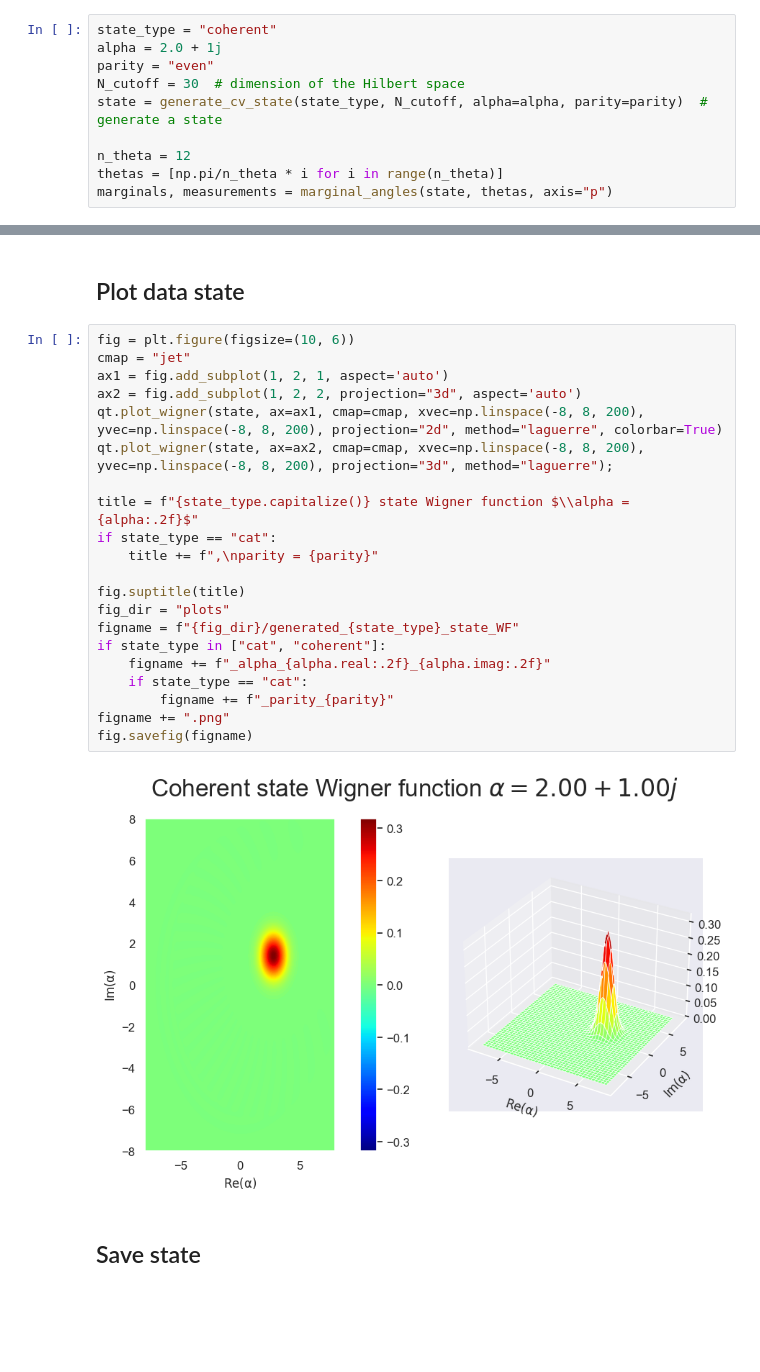
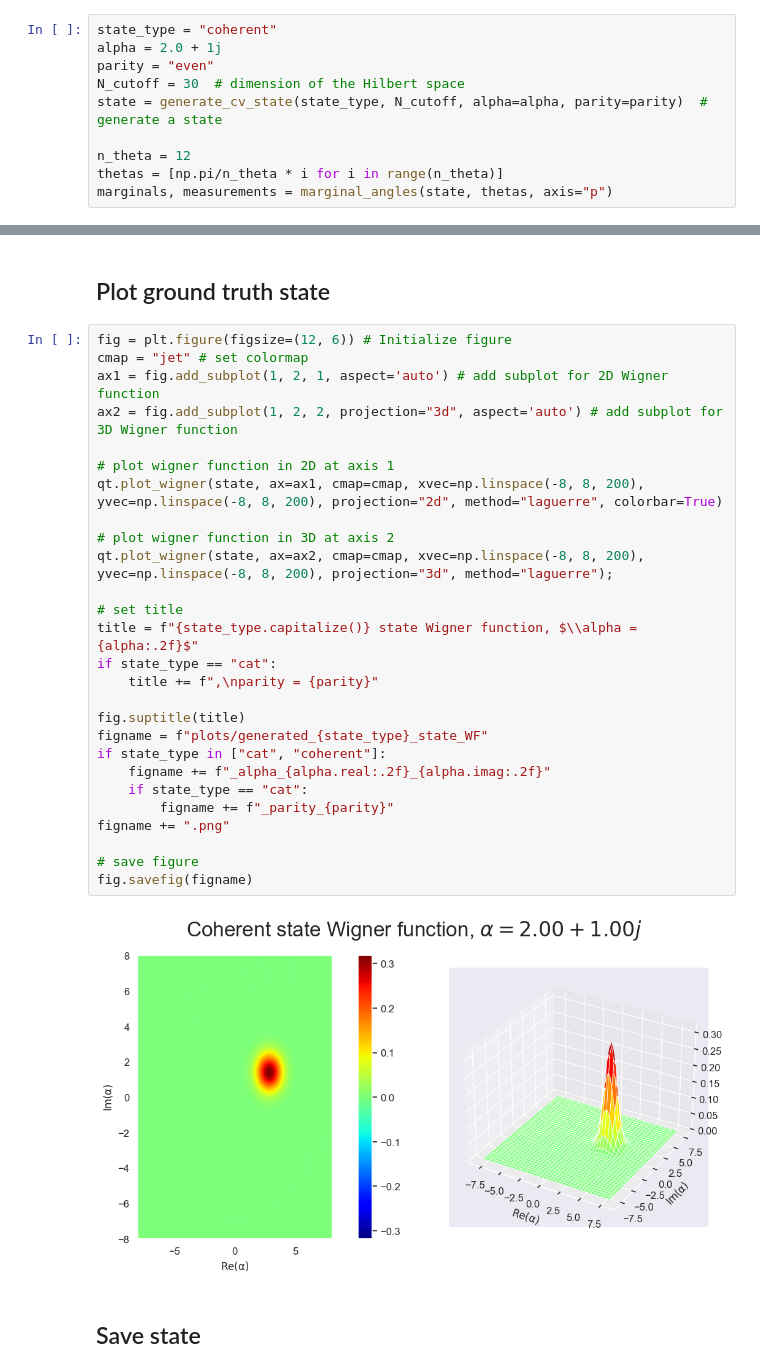
Before and after one commit to BastianValhoj/sciqisHomodyneTomography, a Jupyter notebook: HomoTomo/generateState.ipynb, the cells around one changed output, grey strips where cells are left out. Drawn from its saved outputs; the diff is of its cells as text; blank space fills up the shorter version.

```diff
--- a/HomoTomo/generateState.ipynb
+++ b/HomoTomo/generateState.ipynb
@@ -263,28 +229,34 @@ for i in range(6):
 # %% [markdown]
-## Plot data state
+## Plot ground truth state
 # %%
-fig = plt.figure(figsize=(10, 6))
-cmap = "jet"
-ax1 = fig.add_subplot(1, 2, 1, aspect='auto')
-ax2 = fig.add_subplot(1, 2, 2, projection="3d", aspect='auto')
+fig = plt.figure(figsize=(12, 6)) # Initialize figure
+cmap = "jet" # set colormap
+ax1 = fig.add_subplot(1, 2, 1, aspect='auto') # add subplot for 2D Wigner function
+ax2 = fig.add_subplot(1, 2, 2, projection="3d", aspect='auto') # add subplot for 3D Wigner function
+
+# plot wigner function in 2D at axis 1
 qt.plot_wigner(state, ax=ax1, cmap=cmap, xvec=np.linspace(-8, 8, 200), yvec=np.linspace(-8, 8, 200), projection="2d", method="laguerre", colorbar=True)
+
+# plot wigner function in 3D at axis 2
 qt.plot_wigner(state, ax=ax2, cmap=cmap, xvec=np.linspace(-8, 8, 200), yvec=np.linspace(-8, 8, 200), projection="3d", method="laguerre");
 
-title = f"{state_type.capitalize()} state Wigner function $\\alpha = {alpha:.2f}$"
+# set title
+title = f"{state_type.capitalize()} state Wigner function, $\\alpha = {alpha:.2f}$"
 if state_type == "cat":
     title += f",\nparity = {parity}"
 
 fig.suptitle(title)
-fig_dir = "plots"
-figname = f"{fig_dir}/generated_{state_type}_state_WF"
+figname = f"plots/generated_{state_type}_state_WF"
 if state_type in ["cat", "coherent"]:
     figname += f"_alpha_{alpha.real:.2f}_{alpha.imag:.2f}"
     if state_type == "cat":
         figname += f"_parity_{parity}"
 figname += ".png"
+
+# save figure
 fig.savefig(figname)
 # %% [output]
-[figure, old version]
+[figure, new version]
 # %% [markdown]
 ## Save state
 # %%
```
Also changed, not shown: parts of 19 cells of this notebook, 2 other files.
